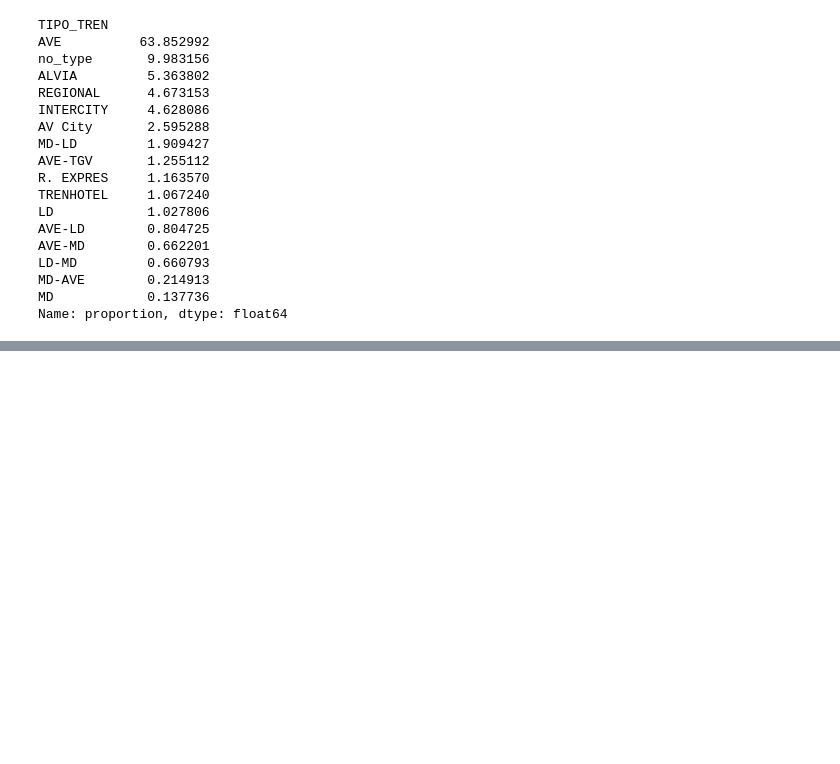
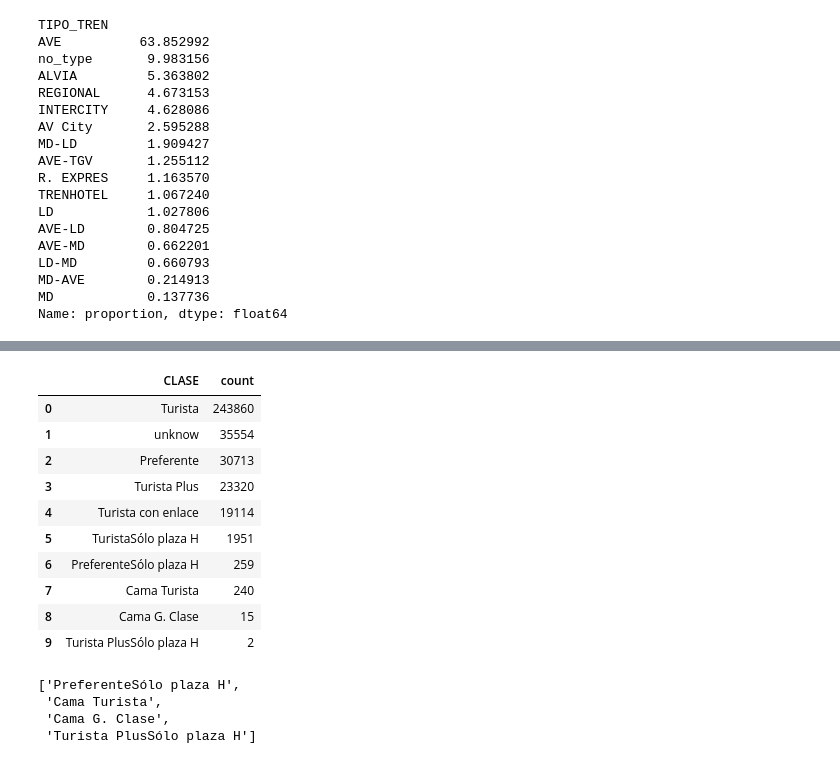
Before and after one commit to haroldavis/Data-renfe, a Jupyter notebook: renfe.ipynb, the cells around one changed output, grey strips where cells are left out. Saved outputs shown, nothing was run; the diff lists cells and outputs as text; code cells hidden in the pictures; blank space fills up the shorter version.

Commit message:
checked tipo_tarifa and clase variables, delete rows with vañues minor to 1%

```diff
--- a/renfe.ipynb
+++ b/renfe.ipynb
@@ -284,0 +357,15 @@ renfe6 = renfe5.copy()
+# %%
+modelo = renfe6['CLASE'].value_counts().reset_index()
+modelo
+# %% [output]
+|  | CLASE | count |
+| 0 | Turista | 243860 |
+| 1 | unknow | 35554 |
+| 2 | Preferente | 30713 |
+| 3 | Turista Plus | 23320 |
+| 4 | Turista con enlace | 19114 |
+| 5 | TuristaSólo plaza H | 1951 |
+| 6 | PreferenteSólo plaza H | 259 |
+| 7 | Cama Turista | 240 |
+| 8 | Cama G. Clase | 15 |
+| 9 | Turista PlusSólo plaza H | 2 |
@@ -284,0 +383,7 @@ renfe6 = renfe5.copy()
+# %%
+get_list_minor_one_percent(renfe7,'CLASE',400)
+# %% [output]
+['PreferenteSólo plaza H',
+ 'Cama Turista',
+ 'Cama G. Clase',
+ 'Turista PlusSólo plaza H']
```
Also changed, not shown: parts of 20 cells of this notebook.
